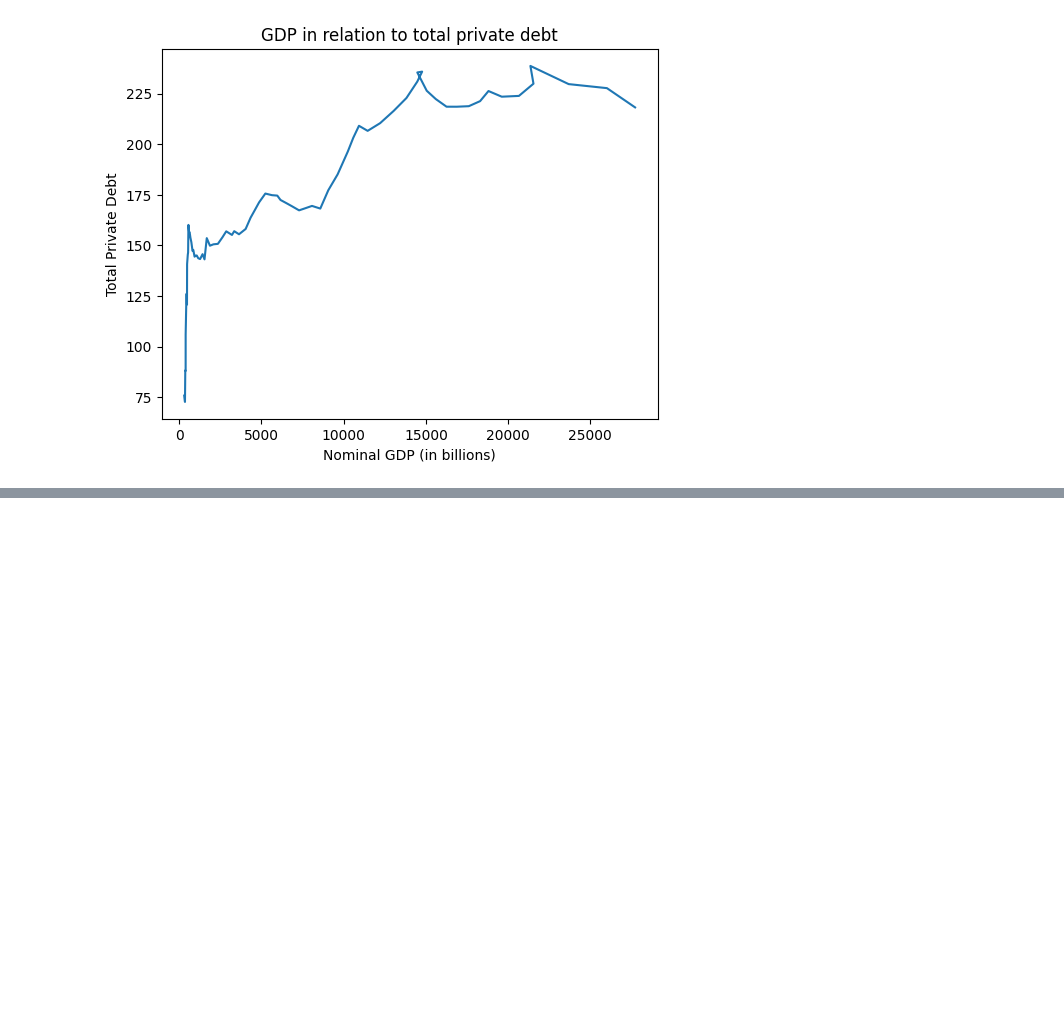
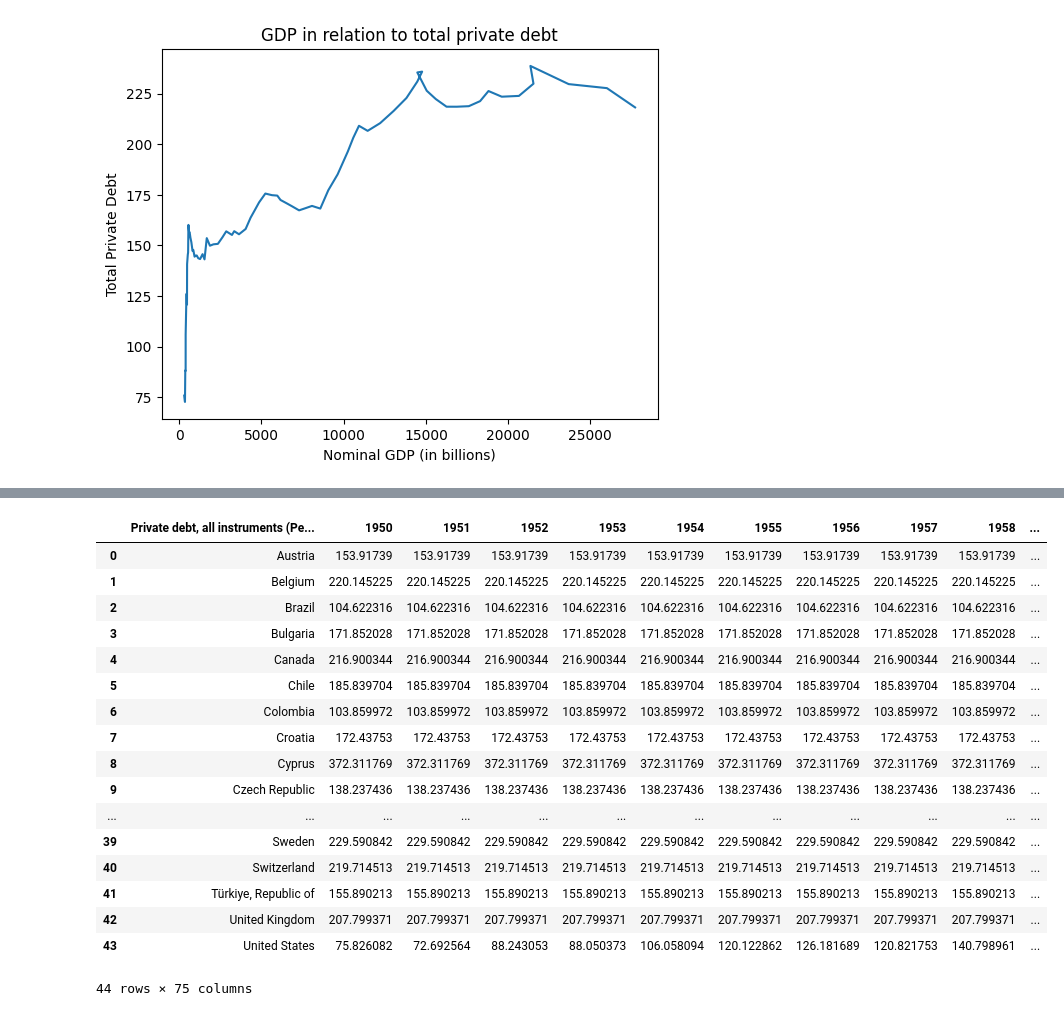
Before and after one commit to Vanduss123/Debt, a Jupyter notebook: DebtProject.ipynb, the cells around one changed output, grey strips where cells are left out. Saved outputs shown, nothing was run; the diff lists cells and outputs as text; code cells hidden in the pictures; blank space fills up the shorter version.

```diff
--- a/DebtProject.ipynb
+++ b/DebtProject.ipynb
@@ -249,3 +272,39 @@ priv_df.head()
 5 rows × 75 columns
+# %%
+url = "https://raw.githubusercontent.com/Vanduss123/Debt/main/TotalPrivateDebt.csv"
+priv_df = pd.read_csv(url, encoding="ISO-8859-1")  # or encoding="latin1"
+priv_df.replace("no data", np.nan, inplace=True)
+priv_df = priv_df.fillna(priv_df.mean(numeric_only=True))
+count = 0;
+priv_df.iloc[:, 1:] = priv_df.iloc[:, 1:].apply(pd.to_numeric, errors='coerce')
+for i in range(len(priv_df)):
+    row_values = priv_df.iloc[i, 1:]
+    row_mean = row_values.mean(skipna=True)
+    priv_df.iloc[i, 1:] = row_values.fillna(row_mean)
+
+
+
+values_to_drop = [ '©IMF, 2025']
+priv_df.drop(index=[44, 45], inplace=True)
+priv_df.iloc[0:]
+# %% [output]
+|  | Private debt, all instruments (Pe... | 1950 | 1951 | 1952 | 1953 | 1954 | 1955 | 1956 | 1957 | 1958 | ... |
+| 0 | Austria | 153.91739 | 153.91739 | 153.91739 | 153.91739 | 153.91739 | 153.91739 | 153.91739 | 153.91739 | 153.91739 | ... |
+| 1 | Belgium | 220.145225 | 220.145225 | 220.145225 | 220.145225 | 220.145225 | 220.145225 | 220.145225 | 220.145225 | 220.145225 | ... |
+| 2 | Brazil | 104.622316 | 104.622316 | 104.622316 | 104.622316 | 104.622316 | 104.622316 | 104.622316 | 104.622316 | 104.622316 | ... |
+| 3 | Bulgaria | 171.852028 | 171.852028 | 171.852028 | 171.852028 | 171.852028 | 171.852028 | 171.852028 | 171.852028 | 171.852028 | ... |
+| 4 | Canada | 216.900344 | 216.900344 | 216.900344 | 216.900344 | 216.900344 | 216.900344 | 216.900344 | 216.900344 | 216.900344 | ... |
+| 5 | Chile | 185.839704 | 185.839704 | 185.839704 | 185.839704 | 185.839704 | 185.839704 | 185.839704 | 185.839704 | 185.839704 | ... |
+| 6 | Colombia | 103.859972 | 103.859972 | 103.859972 | 103.859972 | 103.859972 | 103.859972 | 103.859972 | 103.859972 | 103.859972 | ... |
+| 7 | Croatia | 172.43753 | 172.43753 | 172.43753 | 172.43753 | 172.43753 | 172.43753 | 172.43753 | 172.43753 | 172.43753 | ... |
+| 8 | Cyprus | 372.311769 | 372.311769 | 372.311769 | 372.311769 | 372.311769 | 372.311769 | 372.311769 | 372.311769 | 372.311769 | ... |
+| 9 | Czech Republic | 138.237436 | 138.237436 | 138.237436 | 138.237436 | 138.237436 | 138.237436 | 138.237436 | 138.237436 | 138.237436 | ... |
+| ... | ... | ... | ... | ... | ... | ... | ... | ... | ... | ... | ... |
+| 39 | Sweden | 229.590842 | 229.590842 | 229.590842 | 229.590842 | 229.590842 | 229.590842 | 229.590842 | 229.590842 | 229.590842 | ... |
+| 40 | Switzerland | 219.714513 | 219.714513 | 219.714513 | 219.714513 | 219.714513 | 219.714513 | 219.714513 | 219.714513 | 219.714513 | ... |
+| 41 | Türkiye, Republic of | 155.890213 | 155.890213 | 155.890213 | 155.890213 | 155.890213 | 155.890213 | 155.890213 | 155.890213 | 155.890213 | ... |
+| 42 | United Kingdom | 207.799371 | 207.799371 | 207.799371 | 207.799371 | 207.799371 | 207.799371 | 207.799371 | 207.799371 | 207.799371 | ... |
+| 43 | United States | 75.826082 | 72.692564 | 88.243053 | 88.050373 | 106.058094 | 120.122862 | 126.181689 | 120.821753 | 140.798961 | ... |
+44 rows × 75 columns
 # %%
 priv_df.info()
```
Also changed, not shown: parts of 4 cells of this notebook.
